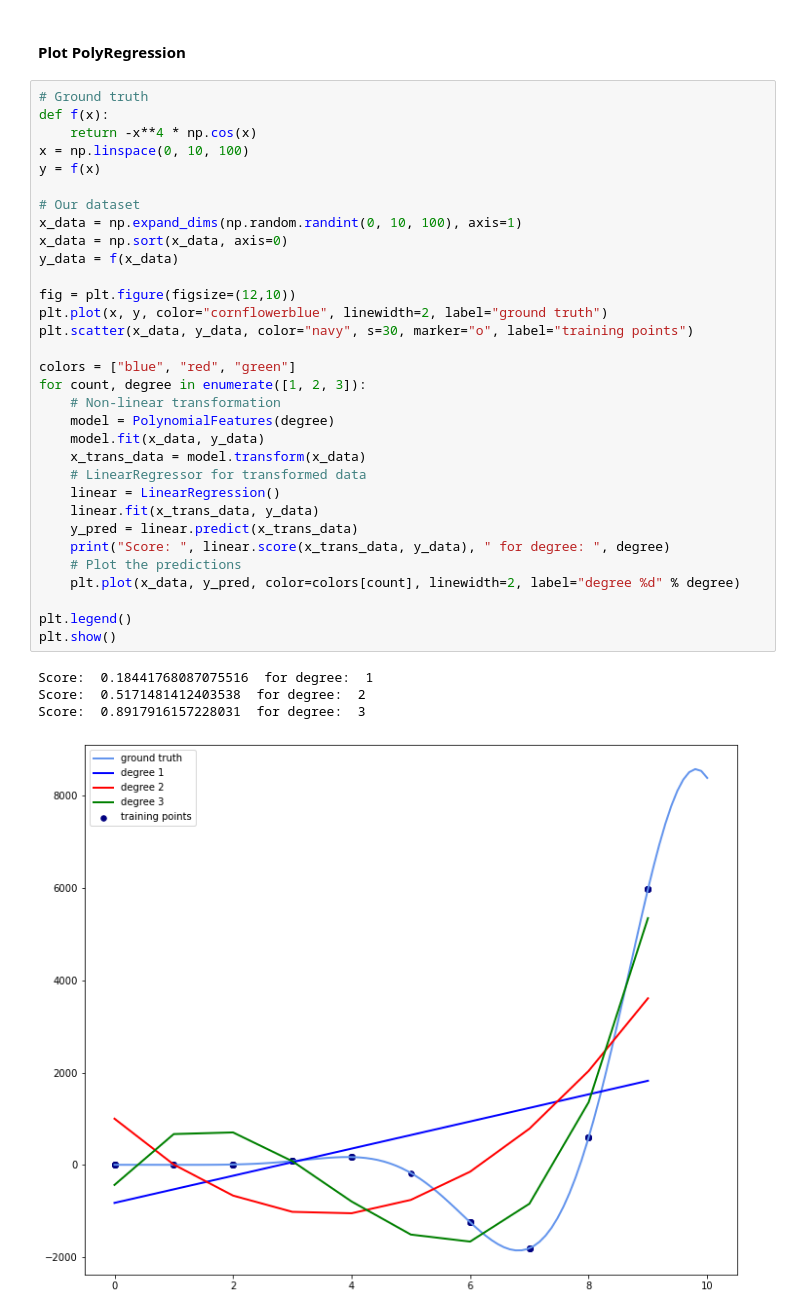
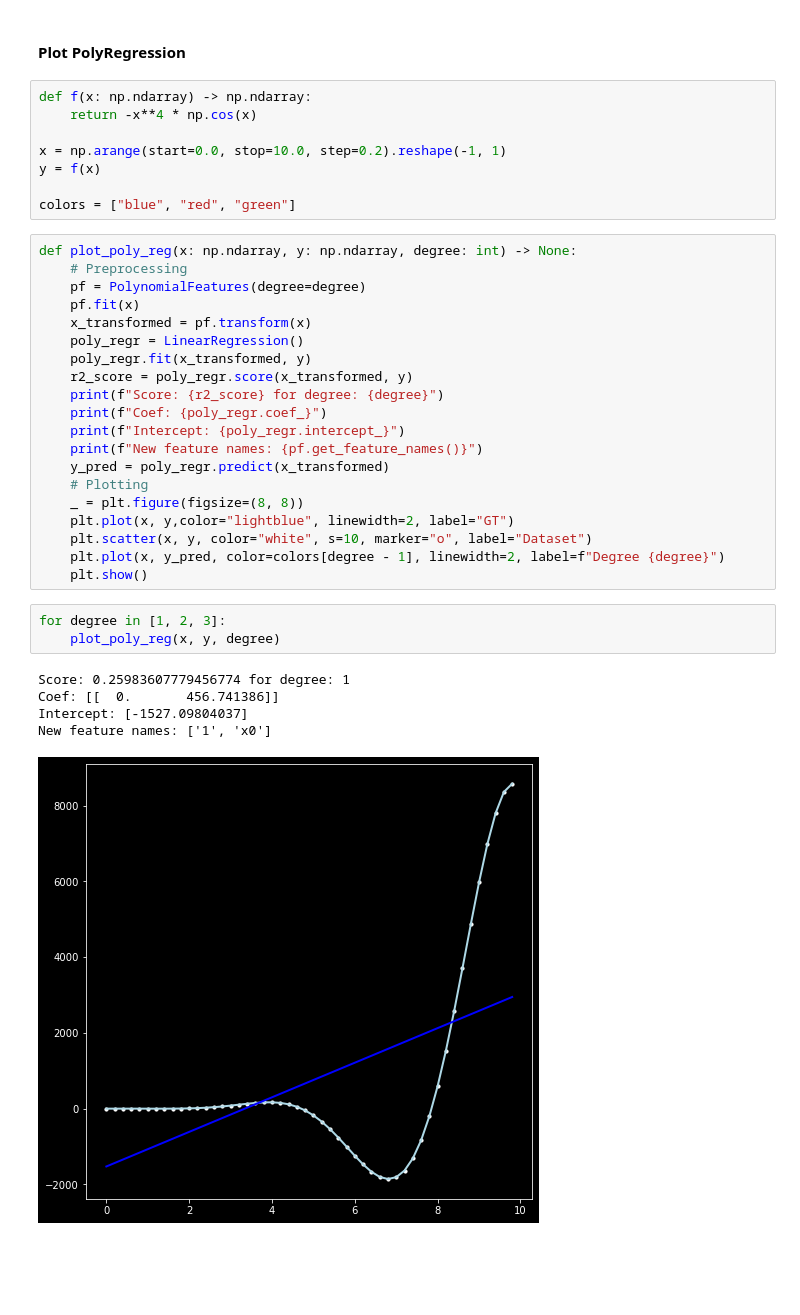
Before and after one commit to franneck94/UdemyML, a Jupyter notebook: Chapter5_Regression/PolyRegressionSklearn/PolynomialRegressionPlot_end.ipynb, the cells around one changed output. Cells and saved outputs as stored; diff of their text form; blank space fills up the shorter version.

```diff
--- a/Chapter5_Regression/PolyRegressionSklearn/PolynomialRegressionPlot_end.ipynb
+++ b/Chapter5_Regression/PolyRegressionSklearn/PolynomialRegressionPlot_end.ipynb
@@ -114,39 +114,39 @@ plot_residuals(poly_regr, x_train_transformed, y_train, x_test_transformed, y_te
 # %% [markdown]
 #### Plot PolyRegression
-# %%
-# Ground truth
-def f(x):
-    return -x**4 * np.cos(x)
-x = np.linspace(0, 10, 100)
-y = f(x)
-
-# Our dataset
-x_data = np.expand_dims(np.random.randint(0, 10, 100), axis=1)
-x_data = np.sort(x_data, axis=0)
-y_data = f(x_data)
-
-fig = plt.figure(figsize=(12,10))
-plt.plot(x, y, color="cornflowerblue", linewidth=2, label="ground truth")
-plt.scatter(x_data, y_data, color="navy", s=30, marker="o", label="training points")
-
-colors = ["blue", "red", "green"]
-for count, degree in enumerate([1, 2, 3]):
-    # Non-linear transformation
-    model = PolynomialFeatures(degree)
-    model.fit(x_data, y_data)
-    x_trans_data = model.transform(x_data)
-    # LinearRegressor for transformed data
-    linear = LinearRegression()
-    linear.fit(x_trans_data, y_data)
-    y_pred = linear.predict(x_trans_data)
-    print("Score: ", linear.score(x_trans_data, y_data), " for degree: ", degree)
-    # Plot the predictions
-    plt.plot(x_data, y_pred, color=colors[count], linewidth=2, label="degree %d" % degree)
-
-plt.legend()
-plt.show()
-# %% [output]
-Score:  0.18441768087075516  for degree:  1
-Score:  0.5171481412403538  for degree:  2
-Score:  0.8917916157228031  for degree:  3
-[figure, removed]
+# %%
+def f(x: np.ndarray) -> np.ndarray:
+    return -x**4 * np.cos(x)
+
+x = np.arange(start=0.0, stop=10.0, step=0.2).reshape(-1, 1)
+y = f(x)
+
+colors = ["blue", "red", "green"]
+# %%
+def plot_poly_reg(x: np.ndarray, y: np.ndarray, degree: int) -> None:
+    # Preprocessing
+    pf = PolynomialFeatures(degree=degree)
+    pf.fit(x)
+    x_transformed = pf.transform(x)
+    poly_regr = LinearRegression()
+    poly_regr.fit(x_transformed, y)
+    r2_score = poly_regr.score(x_transformed, y)
+    print(f"Score: {r2_score} for degree: {degree}")
+    print(f"Coef: {poly_regr.coef_}")
+    print(f"Intercept: {poly_regr.intercept_}")
+    print(f"New feature names: {pf.get_feature_names()}")
+    y_pred = poly_regr.predict(x_transformed)
+    # Plotting
+    _ = plt.figure(figsize=(8, 8))
+    plt.plot(x, y,color="lightblue", linewidth=2, label="GT")
+    plt.scatter(x, y, color="white", s=10, marker="o", label="Dataset")
+    plt.plot(x, y_pred, color=colors[degree - 1], linewidth=2, label=f"Degree {degree}")
+    plt.show()
+# %%
+for degree in [1, 2, 3]:
+    plot_poly_reg(x, y, degree)
+# %% [output]
+Score: 0.25983607779456774 for degree: 1
+Coef: [[  0.       456.741386]]
+Intercept: [-1527.09804037]
+New feature names: ['1', 'x0']
+[figure, added]
```
Also changed, not shown: parts of 4 cells of this notebook, 2 other files.
